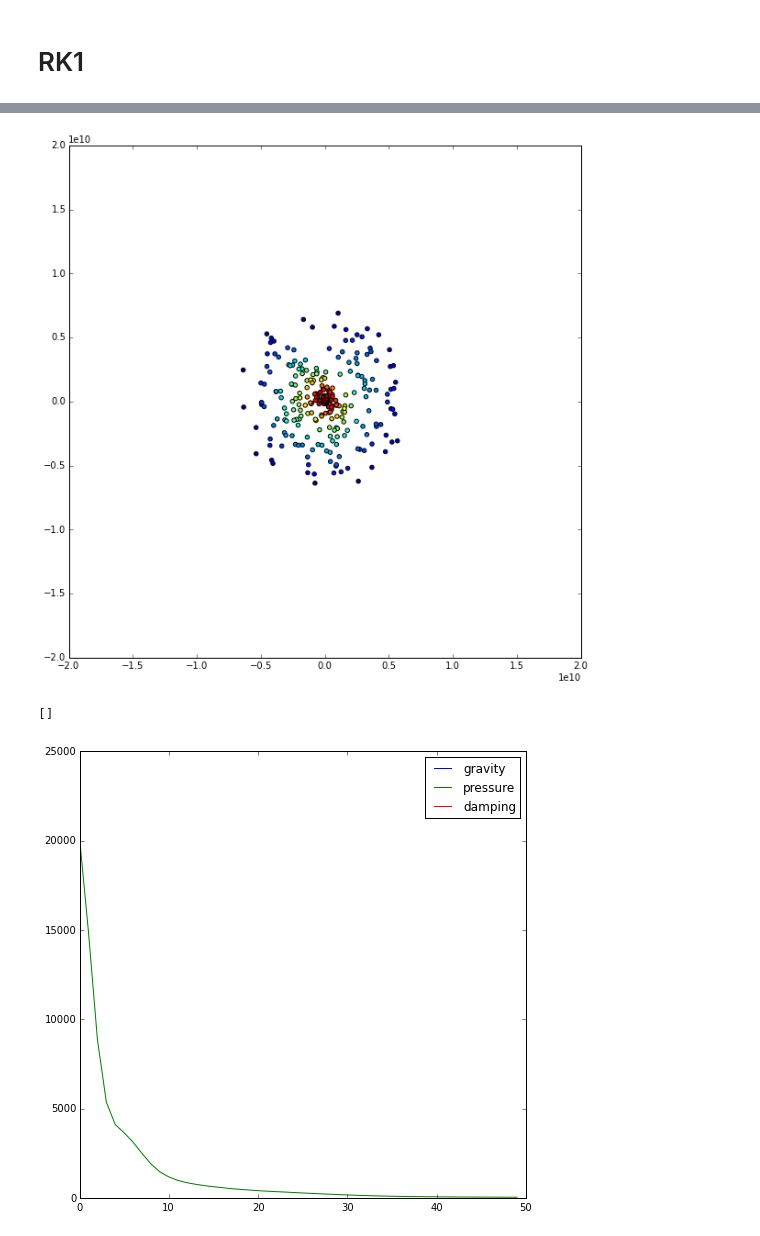
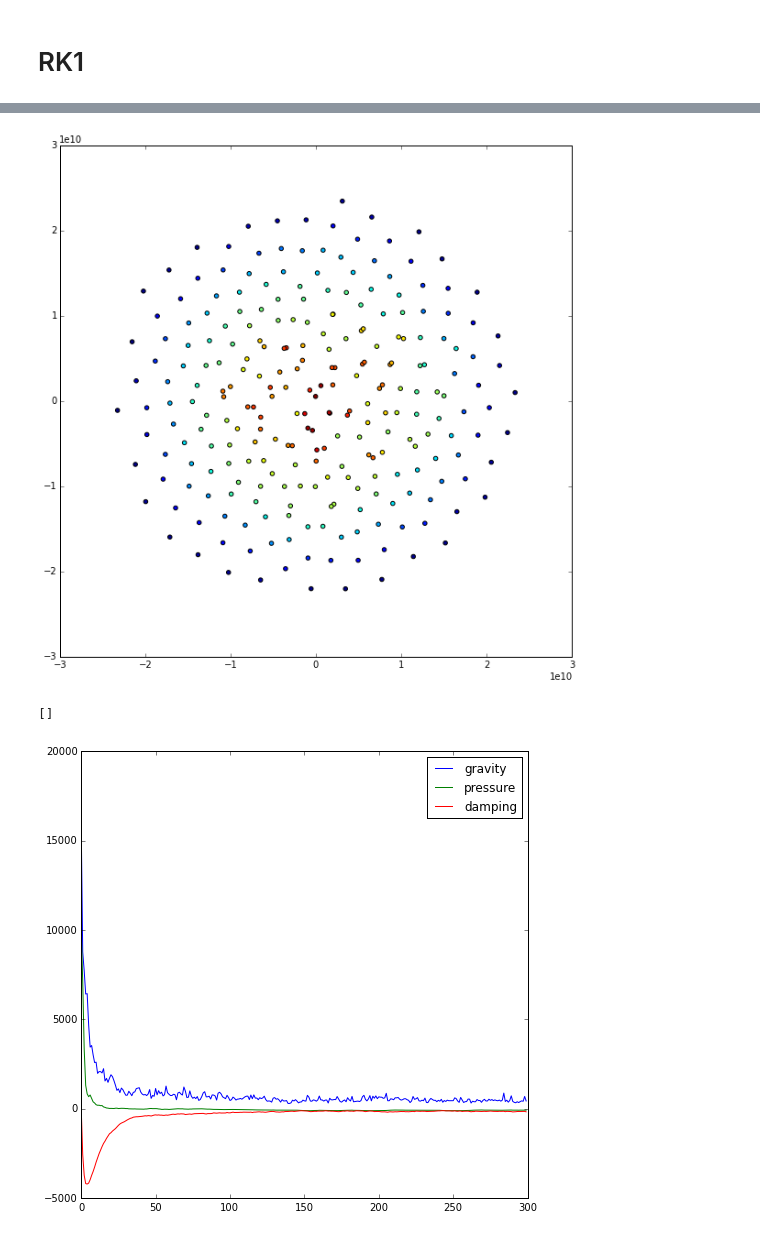
Before and after one commit to saichikine/Jupiter_SPH, a Jupyter notebook: presentation.ipynb, the cells around one changed output, grey strips where cells are left out. Drawn from its saved outputs; the diff is of its cells as text; code cells hidden in the pictures.

```diff
--- a/presentation.ipynb
+++ b/presentation.ipynb
@@ -59,12 +59,11 @@ import time
 
 RJupiter = 6.99e9                 # radius of Jupiter, cm
 mJupiter = 1.898e30               # mass of Jupiter, grams
-v = 1e-4                          # damping coefficient
+v = 1e-3                          # damping coefficient
 gamma = 2                         # polytrope index
 G = 6.67e-8                       # dyne*cm^2/g^2
 rhoC = 5                          # g/cm^3, central density
 K = 2.6e12*5                      # dyne*cm^4/g^2
-alpha = np.sqrt(K/(2*np.pi*G))    # distribution constant
 h = 2.5e9                         # smoothing length
 gravCutoff = 1e8                  # Below this distance, gravity is 0 (to prevent singularities)
 #N1 = 50                          # Particles in planet 1
@@ -266,7 +265,7 @@ plt.show()
 t0 = time.time()
 t = 0
 dt = 1e2
-stepN = 50
+stepN = 300
 
 # Particle history
 ParticlePositionHistory = np.zeros((stepN,nParticles,2))
@@ -285,17 +284,17 @@ for i in range(stepN):
     t += 1
     ParticlePositionHistory[i,:,:] = xyDistribution
 
-#    deltaVf += nb_gravity(xyDistribution)
+    deltaVf += nb_gravity(xyDistribution)
 #    print "\nAvg gravity", np.mean(deltaVf)
-#    forceHistory[i,0] = np.mean(abs(deltaVf))
+    forceHistory[i,0] = np.mean(abs(deltaVf))
 
     deltaVf -= -nb_gradP()/rhoDistribution[:,np.newaxis]
 #    print "Avg gravity + pressure", np.mean(deltaVf)
     forceHistory[i,1] = np.mean(abs(deltaVf))
 
-#    deltaVf +=  -v*velocityDistribution**1
+    deltaVf +=  -v*velocityDistribution**1
 #    print "Avg damping:", np.mean(velocityDistribution)
-#    forceHistory[i,2] = np.mean(-v*abs(velocityDistribution**1))
+    forceHistory[i,2] = np.mean(-v*abs(velocityDistribution**1))
 
 
     velocityDistribution += dt*deltaVf
@@ -316,25 +326,25 @@ Total run time: 29.0980000496
 # %%
 slider = FloatSlider(description='Time', min=1, max=stepN, step=1)
 
 def update_plot():
     time=slider.value
     x = ParticlePositionHistory[time-1,:,0]
     y = ParticlePositionHistory[time-1,:,1]
     fig = plt.figure(figsize=(10,10))
     plt.scatter(x, y, c=ParticleRhoHistory[time-1,:,:])
-    plt.xlim(-2e10, 2e10)
-    plt.ylim(-2e10, 2e10)
+    plt.xlim(-3e10, 3e10)
+    plt.ylim(-3e10, 3e10)
 #    plt.colorbar()
 
     clear_output(True)
 
 slider.on_trait_change(update_plot, 'value')
 
 
 display(slider)
 update_plot()
 # %% [output]
-[figure, old version]
+[figure, new version]
 # %%
 plt.figure(figsize=(8,8))
 plt.plot(range(stepN), forceHistory[:,0], label='gravity')
@@ -346,4 +356,4 @@ plt.legend()
 plt.plot()
 # %% [output]
 []
-[figure, old version]
+[figure, new version]
```
Also changed, not shown: parts of 3 cells of this notebook.
